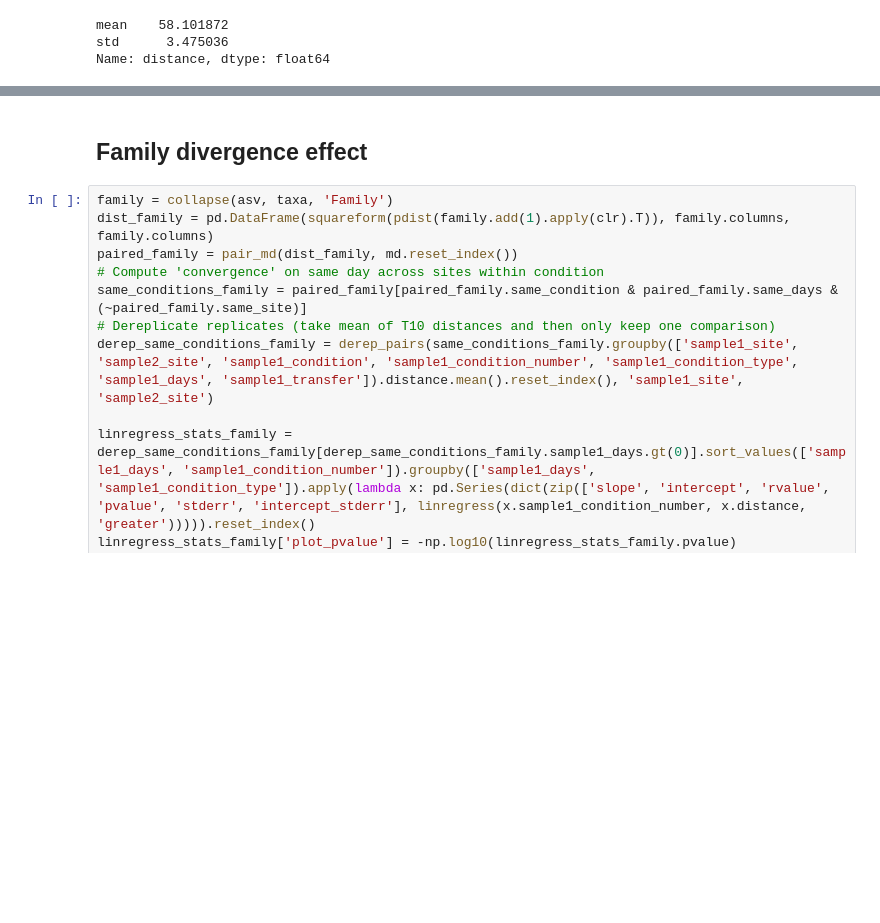
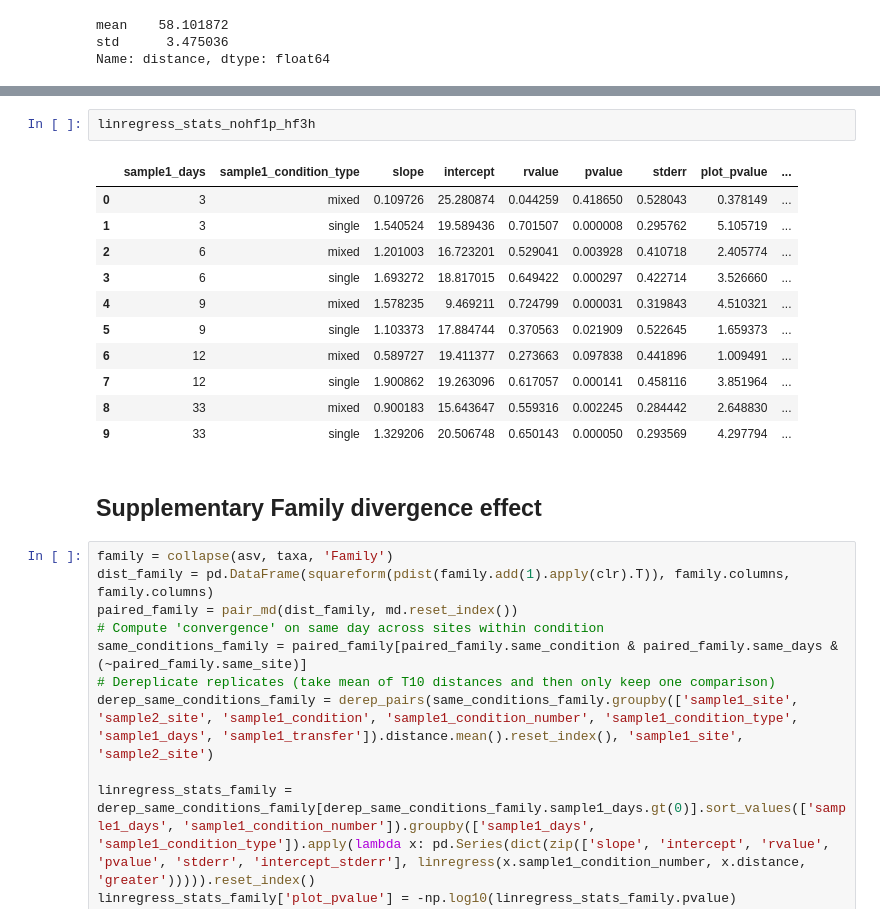
Before and after one commit to segrelab/MetabolicComplexityDivergence, a Jupyter notebook: env_complexity_publication_figures.ipynb, the cells around one changed output, grey strips where cells are left out. Saved outputs shown, nothing was run; the diff lists cells and outputs as text; blank space fills up the shorter version.

```diff
--- a/env_complexity_publication_figures.ipynb
+++ b/env_complexity_publication_figures.ipynb
@@ -354,5 +415,19 @@ Name: distance, dtype: float64
+# %%
+linregress_stats_nohf1p_hf3h
+# %% [output]
+|  | sample1_days | sample1_condition_type | slope | intercept | rvalue | pvalue | stderr | plot_pvalue | ... |
+| 0 | 3 | mixed | 0.109726 | 25.280874 | 0.044259 | 0.418650 | 0.528043 | 0.378149 | ... |
+| 1 | 3 | single | 1.540524 | 19.589436 | 0.701507 | 0.000008 | 0.295762 | 5.105719 | ... |
+| 2 | 6 | mixed | 1.201003 | 16.723201 | 0.529041 | 0.003928 | 0.410718 | 2.405774 | ... |
+| 3 | 6 | single | 1.693272 | 18.817015 | 0.649422 | 0.000297 | 0.422714 | 3.526660 | ... |
+| 4 | 9 | mixed | 1.578235 | 9.469211 | 0.724799 | 0.000031 | 0.319843 | 4.510321 | ... |
+| 5 | 9 | single | 1.103373 | 17.884744 | 0.370563 | 0.021909 | 0.522645 | 1.659373 | ... |
+| 6 | 12 | mixed | 0.589727 | 19.411377 | 0.273663 | 0.097838 | 0.441896 | 1.009491 | ... |
+| 7 | 12 | single | 1.900862 | 19.263096 | 0.617057 | 0.000141 | 0.458116 | 3.851964 | ... |
+| 8 | 33 | mixed | 0.900183 | 15.643647 | 0.559316 | 0.002245 | 0.284442 | 2.648830 | ... |
+| 9 | 33 | single | 1.329206 | 20.506748 | 0.650143 | 0.000050 | 0.293569 | 4.297794 | ... |
 # %% [markdown]
-## Family divergence effect
+## Supplementary Family divergence effect
 # %%
 family = collapse(asv, taxa, 'Family')
 dist_family = pd.DataFrame(squareform(pdist(family.add(1).apply(clr).T)), family.columns, family.columns)
```
Also changed, not shown: parts of 3 cells of this notebook.
